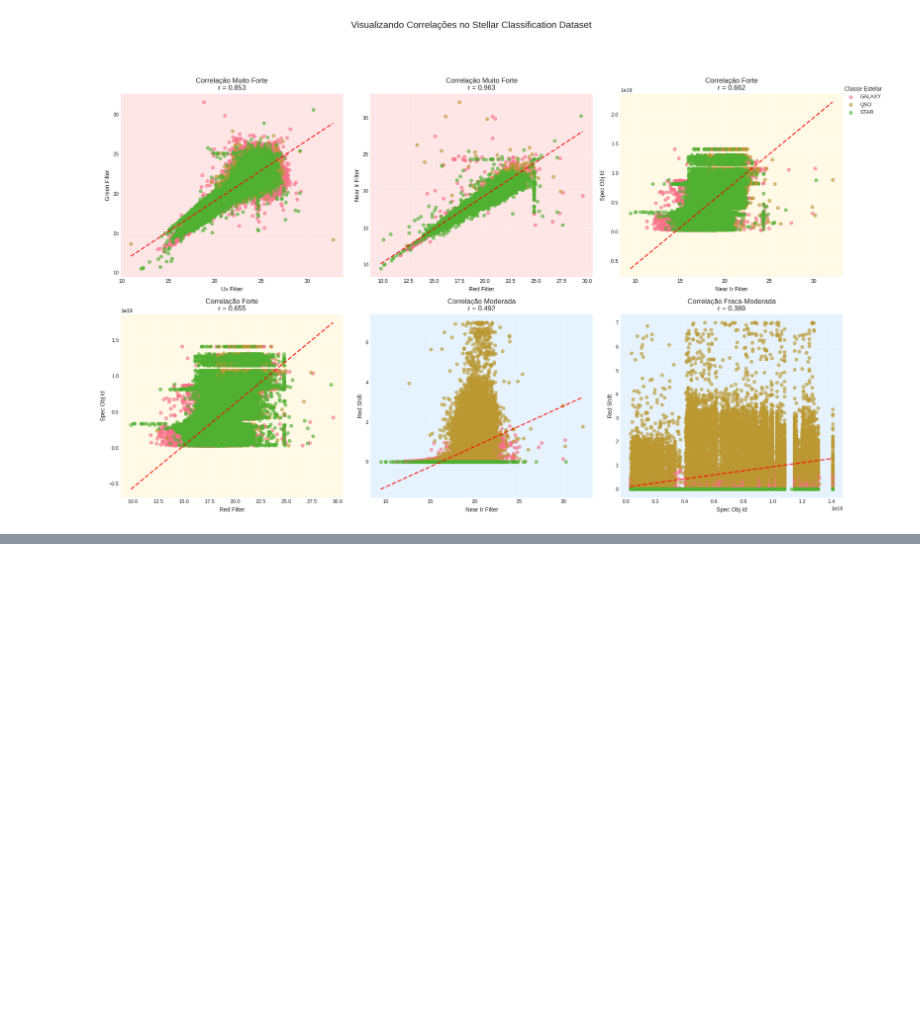
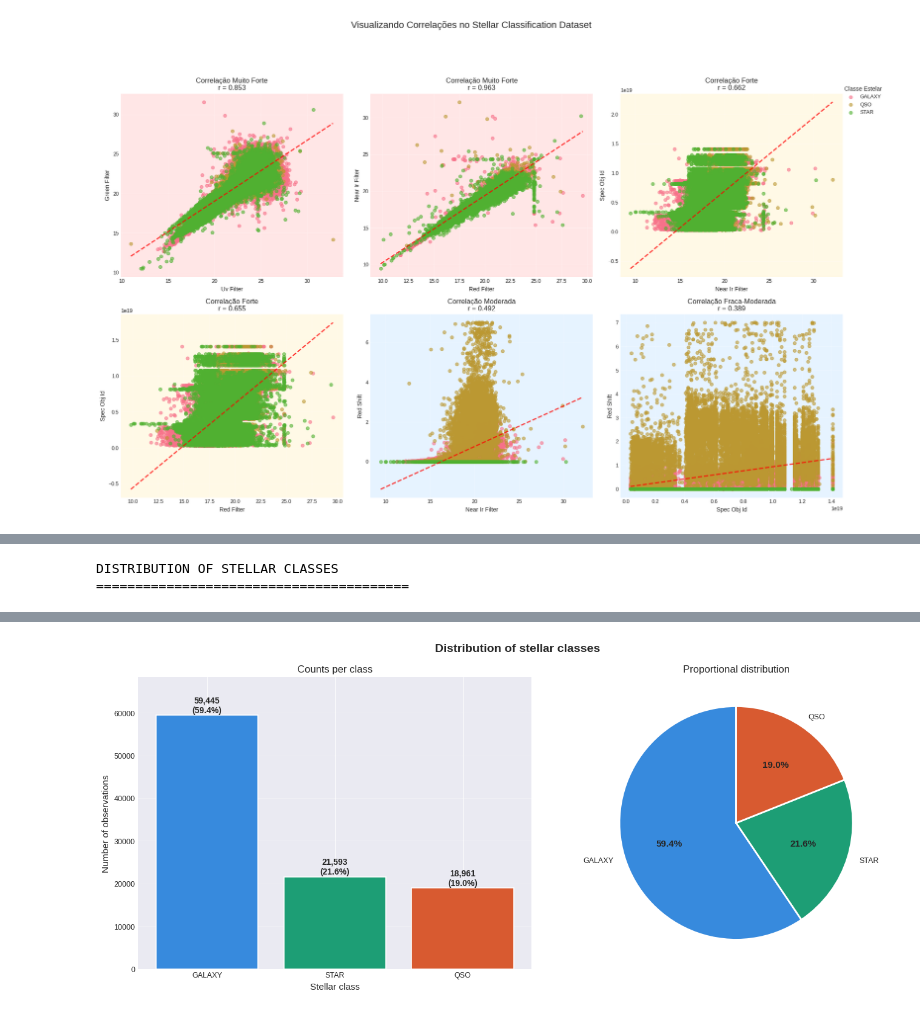
Before and after one commit to livlutz/INF1032, a Jupyter notebook: INF1032.ipynb, the cells around one changed output, grey strips where cells are left out. Saved outputs shown, nothing was run; the diff lists cells and outputs as text; code cells hidden in the pictures; blank space fills up the shorter version.

```diff
--- a/INF1032.ipynb
+++ b/INF1032.ipynb
@@ -939,3 +1053,81 @@ if outliers_found > 0:
     print("Outliers por classe:") # Changed 'espécie' to 'classe'
     for stellar_class, count in class_outliers.items():
         print(f"  {stellar_class}: {count} outliers")
+# %%
+# ── Analysis of the target variable: distribution of stellar classes ──
+
+print("DISTRIBUTION OF STELLAR CLASSES")
+print("=" * 40)
+
+# Counts and percentages
+class_counts = stellar_classification['class'].value_counts()
+class_pct    = stellar_classification['class'].value_counts(normalize=True) * 100
+
+summary = pd.DataFrame({'Count': class_counts, 'Percentage (%)': class_pct.round(2)})
+display(summary)
+
+# ── Plot ──
+fig, axes = plt.subplots(1, 2, figsize=(14, 6))
+fig.suptitle('Distribution of stellar classes', fontsize=14, fontweight='bold')
+
+colors = ['#378ADD', '#1D9E75', '#D85A30']
+
+# Bar plot
+ax1 = axes[0]
+bars = ax1.bar(class_counts.index, class_counts.values, color=colors, edgecolor='white', linewidth=1.2)
+
+for bar, (cls, count) in zip(bars, class_counts.items()):
+    pct = class_pct[cls]
+    ax1.text(bar.get_x() + bar.get_width() / 2,
+             bar.get_height() + 200,
+             f'{count:,}\n({pct:.1f}%)',
+             ha='center', va='bottom', fontsize=10, fontweight='bold')
+
+ax1.set_xlabel('Stellar class', fontsize=11)
+ax1.set_ylabel('Number of observations', fontsize=11)
+ax1.set_title('Counts per class', fontsize=12)
+ax1.grid(axis='y', alpha=0.3)
+ax1.set_ylim(0, class_counts.max() * 1.15)
+
+# Pie chart
+ax2 = axes[1]
+wedges, texts, autotexts = ax2.pie(
+    class_counts.values,
+    labels=class_counts.index,
+    autopct='%1.1f%%',
+    colors=colors,
+    startangle=90,
+    wedgeprops={'edgecolor': 'white', 'linewidth': 2}
+)
+
+for t in autotexts:
+    t.set_fontsize(11)
+    t.set_fontweight('bold')
+
+ax2.set_title('Proportional distribution', fontsize=12)
+
+plt.tight_layout()
+plt.show()
+
+# ── Interpretation ──
+print("\nINTERPRETATION:")
+total = len(stellar_classification)
+
+for cls in class_counts.index:
+    print(f"  {cls:8s} : {class_counts[cls]:6,} observations ({class_pct[cls]:.1f}%)")
+
+print(f"\n  Total: {total:,} observations")
+
+ratio_max = class_counts.max() / class_counts.min()
+print(f"\n  Max/min ratio: {ratio_max:.2f}")
+
+if ratio_max < 1.5:
+    print("  → Balanced dataset: all classes have similar counts.")
+elif ratio_max < 3:
+    print("  → Slightly imbalanced dataset: should be monitored for classification.")
+else:
+    print("  → Imbalanced dataset: techniques such as oversampling")
+    print("    (SMOTE) or class weighting will be necessary.")
+# %% [output]
+DISTRIBUTION OF STELLAR CLASSES
+========================================
@@ -941,0 +1139 @@ if outliers_found > 0:
+[figure, added]
```
Also changed, not shown: parts of 6 cells of this notebook.
